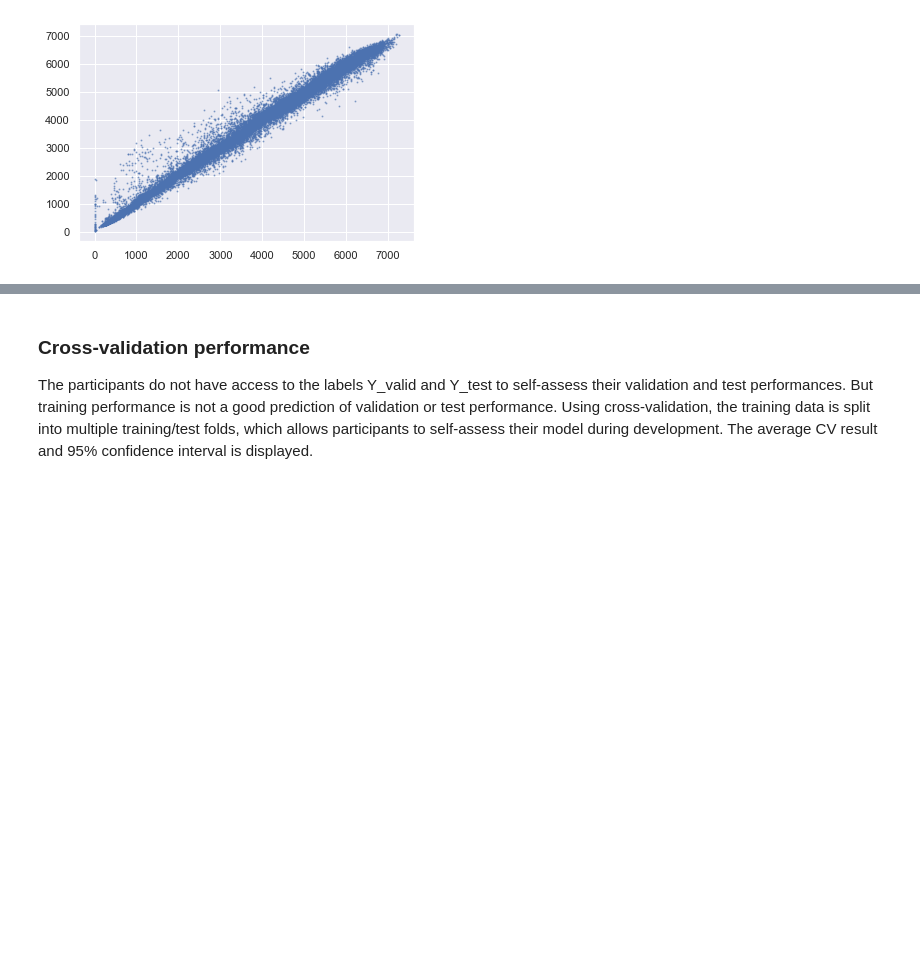
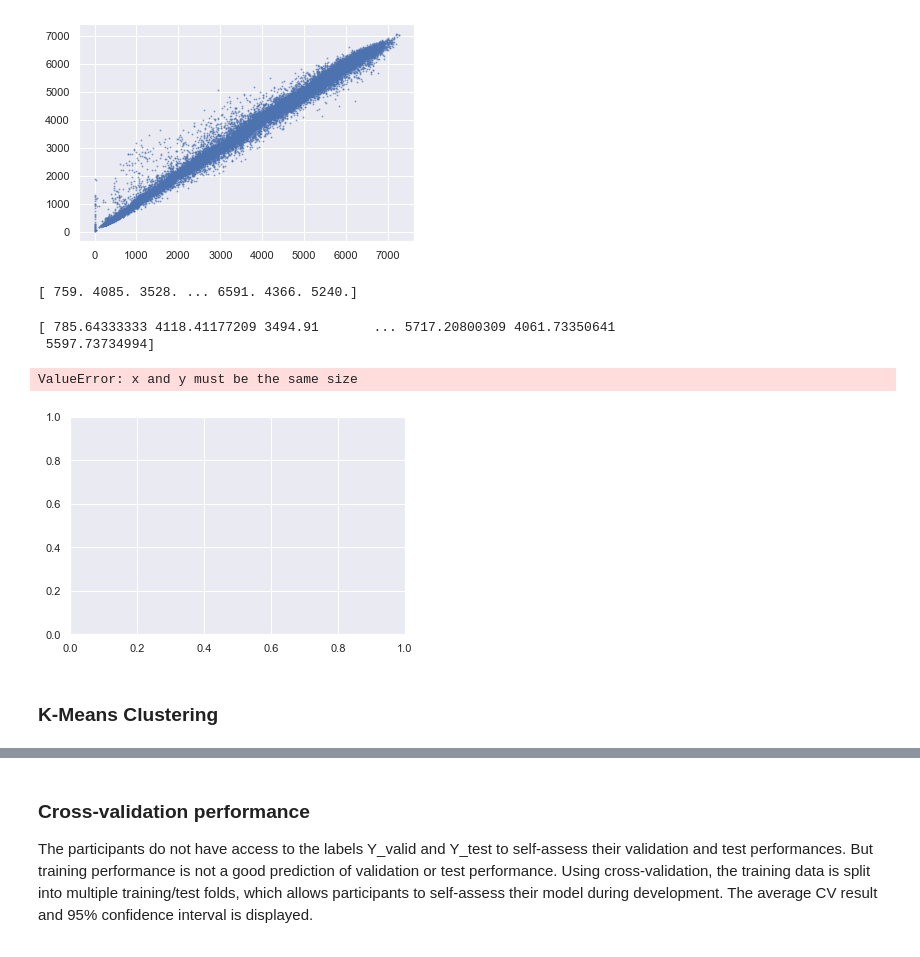
Before and after one commit to jf-pnj/velo, a Jupyter notebook: starting_kit/README_Visualization.ipynb, the cells around one changed output, grey strips where cells are left out. Cells and saved outputs as stored; diff of their text form; code cells hidden in the pictures; blank space fills up the shorter version.

```diff
--- a/starting_kit/README_Visualization.ipynb
+++ b/starting_kit/README_Visualization.ipynb
@@ -211,7 +217,10 @@ trained_model_name = model_dir + data_name
 # %%
 X_train = D.data['X_train']
 Y_train = D.data['Y_train']
-if not(M.is_trained) : M.fit(X_train, Y_train)
+X_valid = D.data['X_valid']
+Y_valid = D.data['Y_valid']
+
+if not(M.is_trained) : M.fit(X_train, Y_train, X_valid, Y_valid)
 Y_hat_train = M.predict(D.data['X_train']) # Optional, not really needed to test on taining examples
 Y_hat_valid = M.predict(D.data['X_valid'])
 Y_hat_test = M.predict(D.data['X_test'])
@@ -278,3 +289,20 @@ plt.scatter(Y_train, Y_hat_train, alpha ='0.5', s = 1 )
 plt.show()
 # %% [output]
 [figure]
+# %%
+print(Y_train)
+# %% [output]
+[ 759. 4085. 3528. ... 6591. 4366. 5240.]
+# %%
+print(Y_hat_train)
+# %% [output]
+[ 785.64333333 4118.41177209 3494.91       ... 5717.20800309 4061.73350641
+ 5597.73734994]
+# %%
+plt.scatter(X_valid, Y_hat_valid, alpha ='0.5', s = 1 )
+plt.show()
+# %% [output]
+ValueError: x and y must be the same size
+[figure, added]
+# %% [markdown]
+### K-Means Clustering
```
Also changed, not shown: parts of 14 cells of this notebook.
